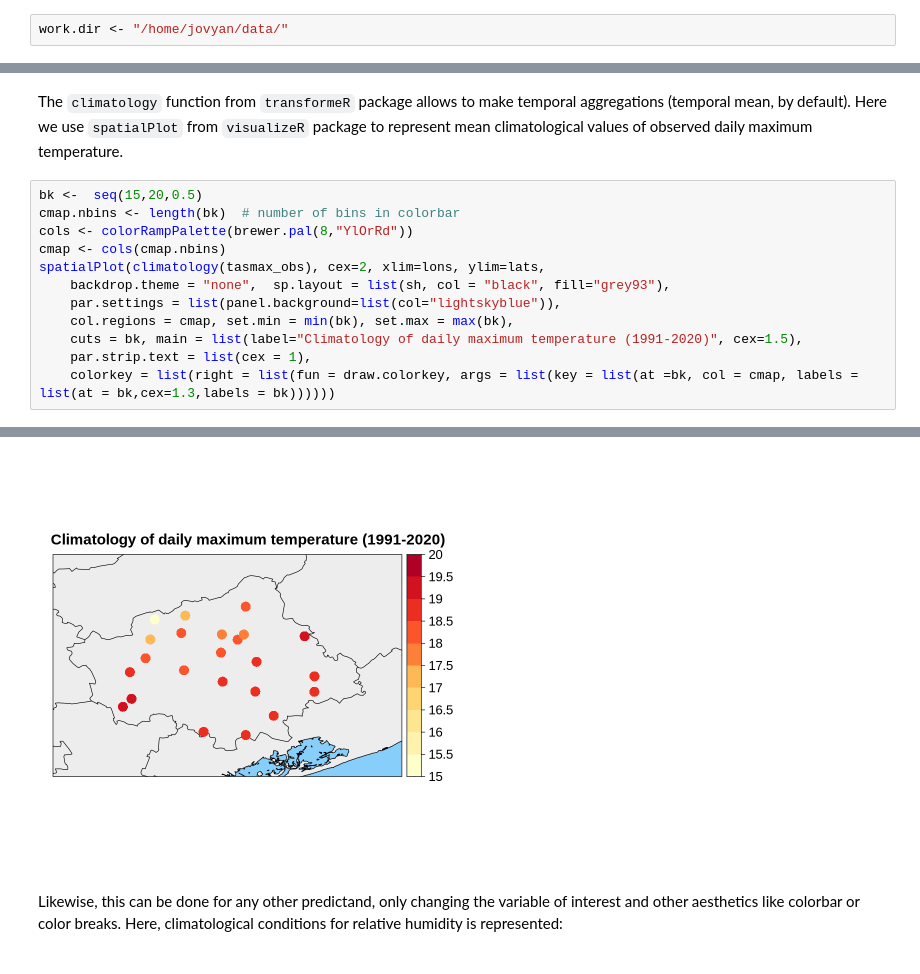
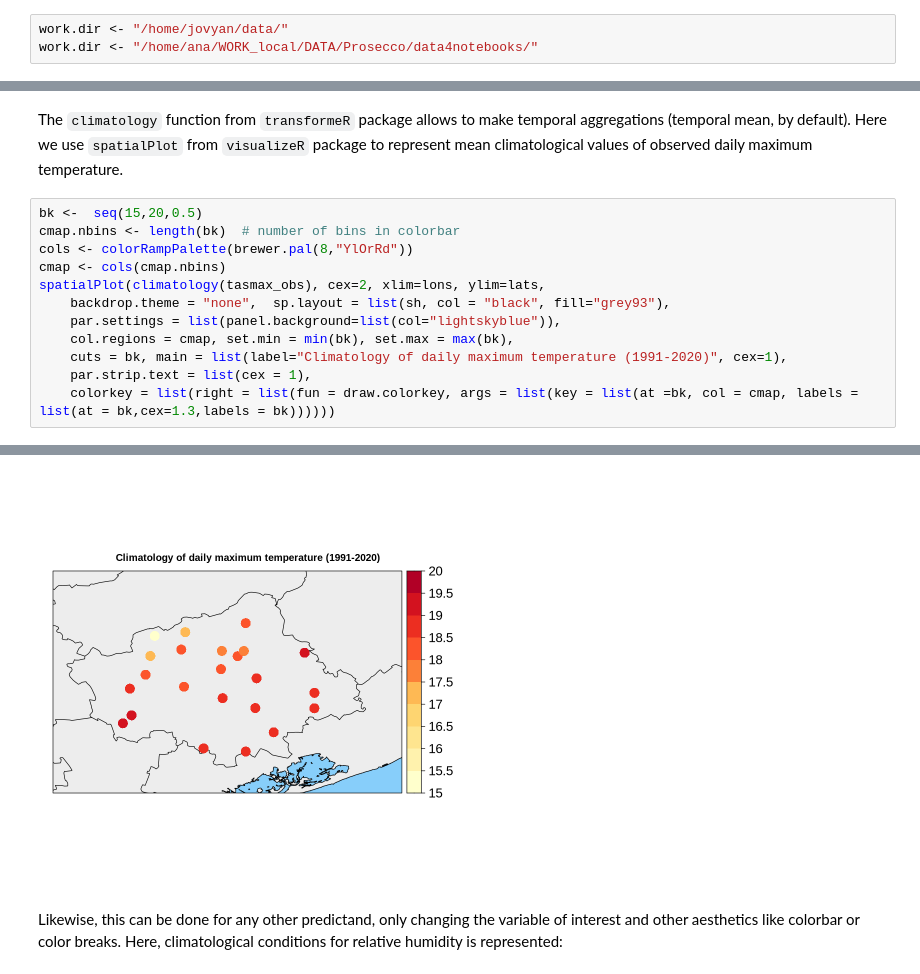
Before and after one commit to SantanderMetGroup/ESD_ProseccoDOCG, a Jupyter notebook: notebooks/script02_downcalingCV.ipynb, the cells around one changed output, grey strips where cells are left out. Saved outputs shown, nothing was run; the diff lists cells and outputs as text.

```diff
--- a/notebooks/script02_downcalingCV.ipynb
+++ b/notebooks/script02_downcalingCV.ipynb
@@ -61,6 +61,7 @@ Please see 'citation("visualizeR")' to cite this package.
 Set the working directory, where some already prepared data can be found:
 # %%
 work.dir <- "/home/jovyan/data/"
+work.dir <- "/home/ana/WORK_local/DATA/Prosecco/data4notebooks/"
 # %% [markdown]
 The next code is needed to plot maps with Italian provinces:
 # %%
@@ -95,7 +96,7 @@ spatialPlot(climatology(tasmax_obs), cex=2, xlim=lons, ylim=lats,
     backdrop.theme = "none",  sp.layout = list(sh, col = "black", fill="grey93"),
     par.settings = list(panel.background=list(col="lightskyblue")),
     col.regions = cmap, set.min = min(bk), set.max = max(bk),
-    cuts = bk, main = list(label="Climatology of daily maximum temperature (1991-2020)", cex=1.5),
+    cuts = bk, main = list(label="Climatology of daily maximum temperature (1991-2020)", cex=1),
     par.strip.text = list(cex = 1),
     colorkey = list(right = list(fun = draw.colorkey, args = list(key = list(at =bk, col = cmap, labels = list(at = bk,cex=1.3,labels = bk))))))
 # %% [output]
@@ -105,4 +106,4 @@ spatialPlot(climatology(tasmax_obs), cex=2, xlim=lons, ylim=lats,
-[figure, old version]
+[figure, new version]
 # %% [markdown]
 Likewise, this can be done for any other predictand, only changing the variable of interest and other aesthetics like colorbar or color breaks. Here, climatological conditions for relative humidity is represented:
 # %%
```
Also changed, not shown: parts of 15 cells of this notebook, 2 other files.
